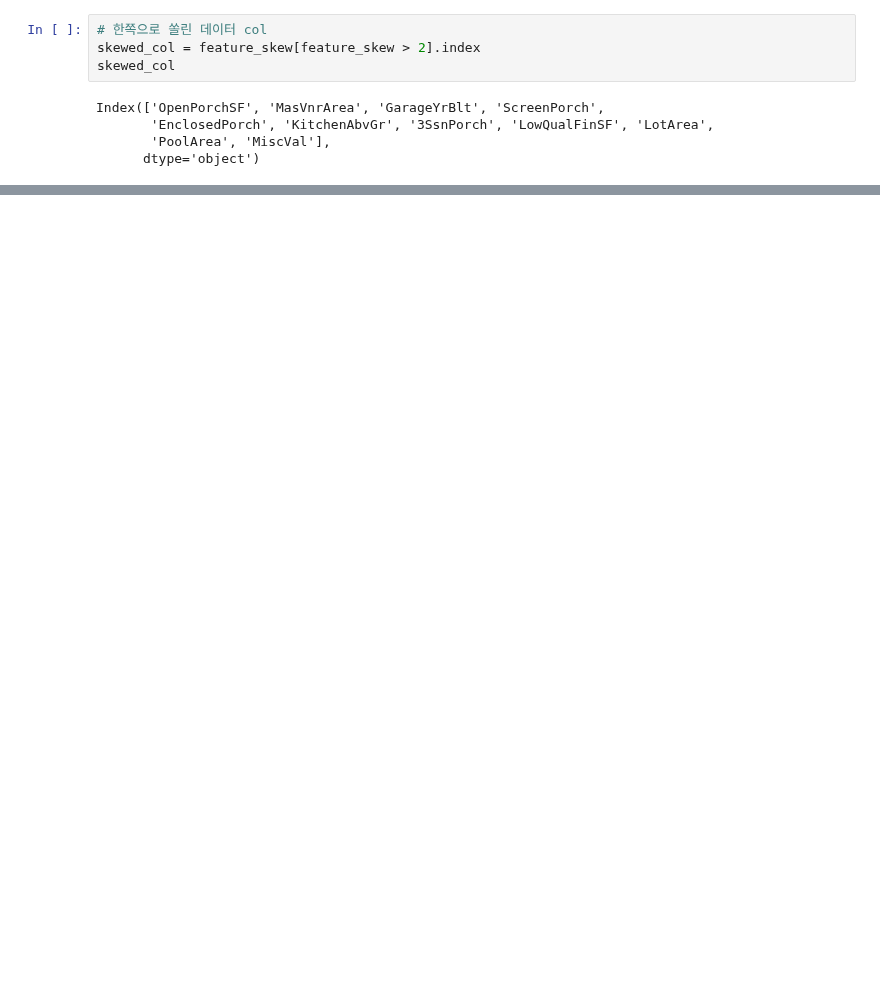
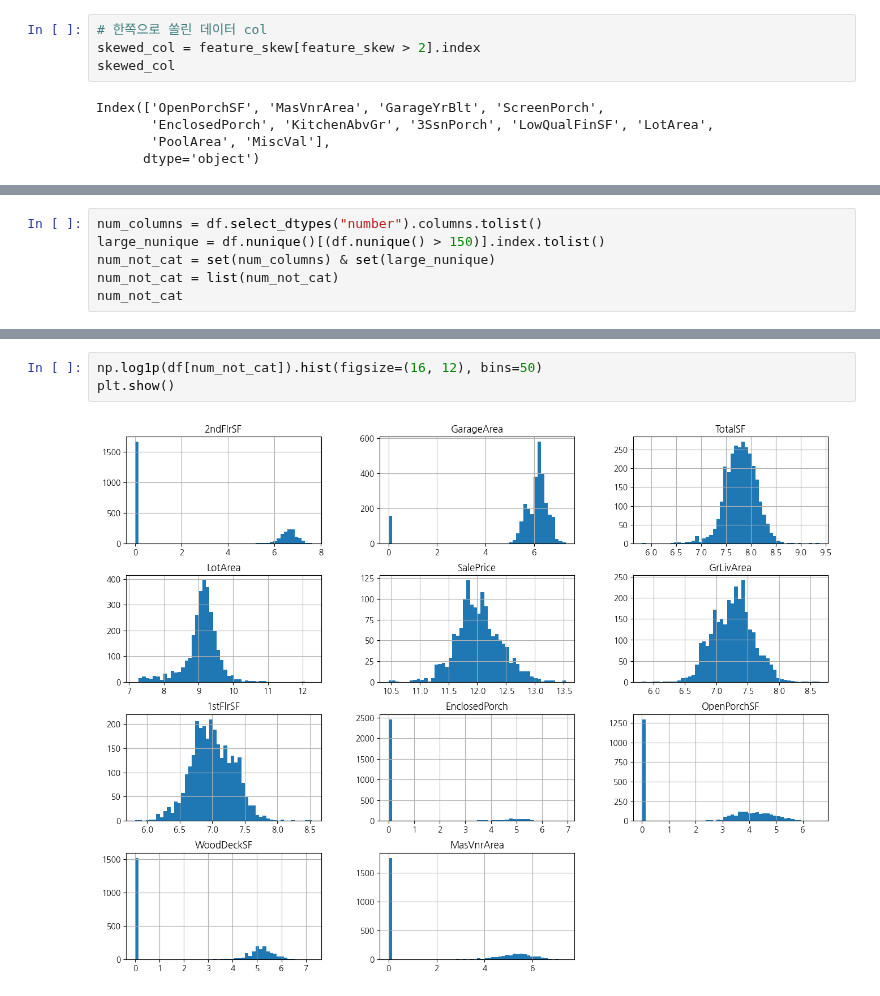
Before and after one commit to wumusill/AI_School, a Jupyter notebook: ML/House_Price/feature_engineering.ipynb, the cells around one changed output, grey strips where cells are left out. Saved outputs shown, nothing was run; the diff lists cells and outputs as text; blank space fills up the shorter version.

```diff
--- a/ML/House_Price/feature_engineering.ipynb
+++ b/ML/House_Price/feature_engineering.ipynb
@@ -478,0 +499,6 @@ Index(['OpenPorchSF', 'MasVnrArea', 'GarageYrBlt', 'ScreenPorch',
+# %%
+num_columns = df.select_dtypes("number").columns.tolist()
+large_nunique = df.nunique()[(df.nunique() > 150)].index.tolist()
+num_not_cat = set(num_columns) & set(large_nunique)
+num_not_cat = list(num_not_cat)
+num_not_cat
@@ -478,0 +534,5 @@ Index(['OpenPorchSF', 'MasVnrArea', 'GarageYrBlt', 'ScreenPorch',
+# %%
+np.log1p(df[num_not_cat]).hist(figsize=(16, 12), bins=50)
+plt.show()
+# %% [output]
+[figure, added]
```
Also changed, not shown: parts of 32 cells of this notebook, 5 other files.
